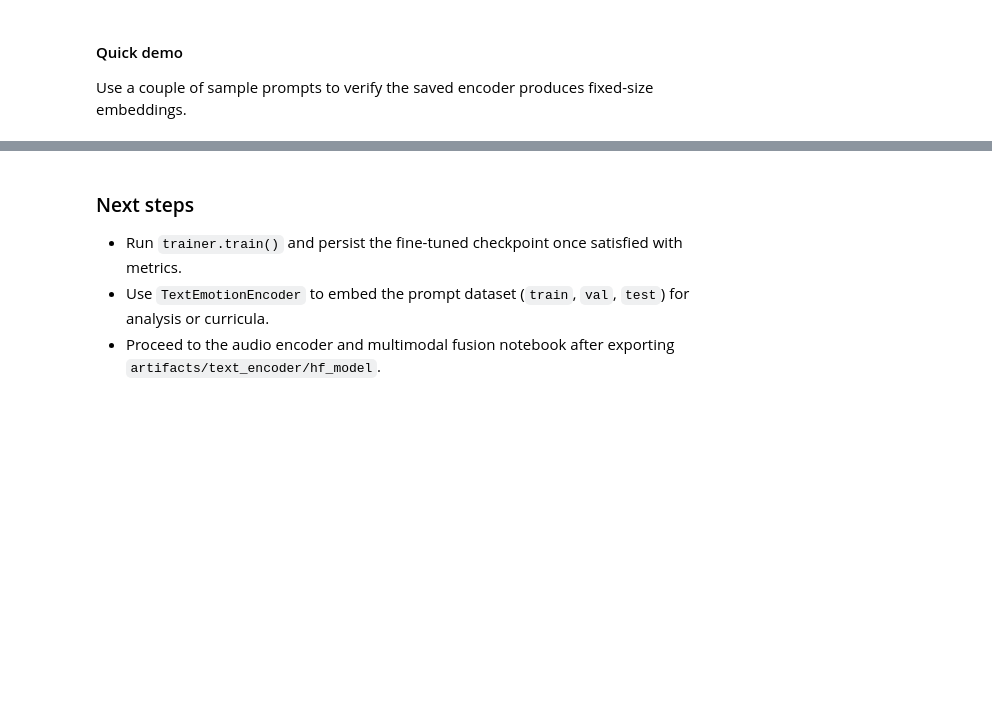
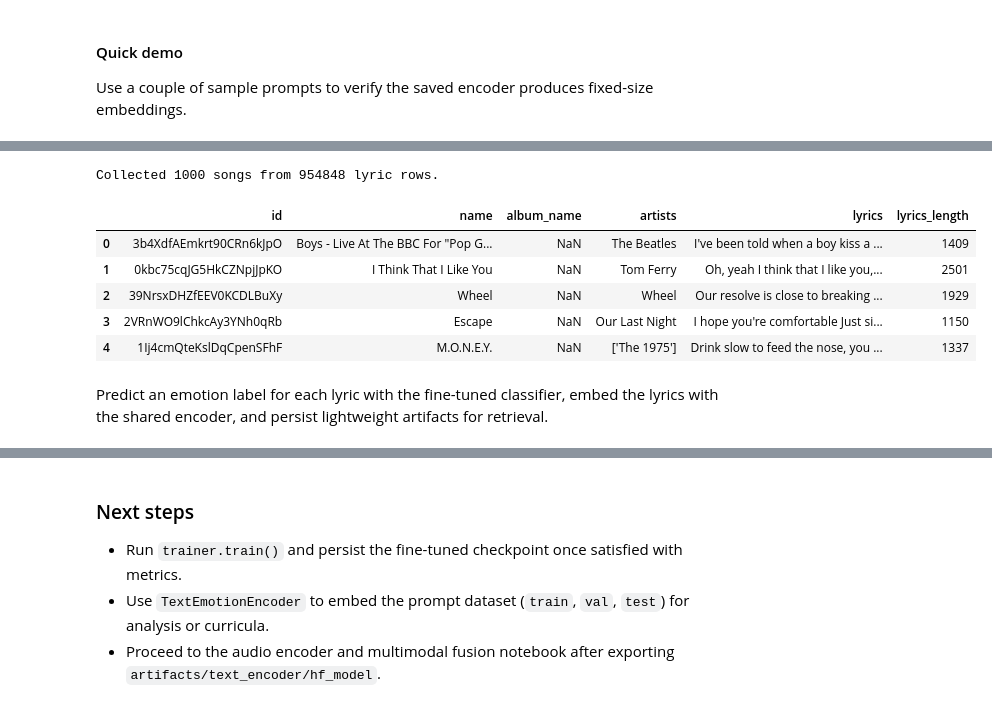
Before and after one commit to HimanshuSingh03/prompt2song, a Jupyter notebook: notebooks/01_text_emotion_encoder.ipynb, the cells around one changed output, grey strips where cells are left out. Drawn from its saved outputs; the diff is of its cells as text; code cells hidden in the pictures; blank space fills up the shorter version.

```diff
--- a/notebooks/01_text_emotion_encoder.ipynb
+++ b/notebooks/01_text_emotion_encoder.ipynb
@@ -310,0 +316,57 @@ Sample embeddings: 0.81536853
+# %%
+LYRICS_SAMPLE_SIZE = 1000
+SONG_DATA_PATH = PROJECT_ROOT / "datasets" / "song_features" / "songs_with_attributes_and_lyrics.csv"
+LYRICS_ARTIFACT_DIR = ARTIFACT_ROOT / "lyrics_retrieval"
+LYRICS_ARTIFACT_DIR.mkdir(parents=True, exist_ok=True)
+
+def load_lyrics_sample(csv_path: Path, sample_size: int = 1000, chunk_size: int = 5000) -> pd.DataFrame:
+    if not csv_path.exists():
+        raise FileNotFoundError(csv_path)
+
+    rng = np.random.default_rng(SEED)
+    reservoir: List[dict] = []
+    total_rows = 0
+    usecols = ["id", "name", "album_name", "artists", "lyrics"]
+
+    for chunk in pd.read_csv(csv_path, usecols=usecols, chunksize=chunk_size):
+        chunk = chunk.dropna(subset=["lyrics"])
+        chunk["lyrics"] = (
+            chunk["lyrics"]
+            .astype(str)
+            .str.replace(r"\s+", " ", regex=True)
+            .str.strip()
+        )
+        chunk = chunk[chunk["lyrics"].str.len() >= 30]
+        if chunk.empty:
+            continue
+
+        for row in chunk.itertuples(index=False):
+            total_rows += 1
+            row_dict = row._asdict()
+            if len(reservoir) < sample_size:
+                reservoir.append(row_dict)
+            else:
+                j = rng.integers(0, total_rows)
+                if j < sample_size:
+                    reservoir[j] = row_dict
+
+    if not reservoir:
+        raise ValueError("No lyric rows sampled; check the dataset path.")
+
+    sampled = pd.DataFrame(reservoir).reset_index(drop=True)
+    sampled["lyrics_length"] = sampled["lyrics"].str.len()
+    print(f"Collected {len(sampled)} songs from {total_rows} lyric rows.")
+    return sampled
+
+lyrics_df = load_lyrics_sample(SONG_DATA_PATH, sample_size=LYRICS_SAMPLE_SIZE)
+lyrics_df.head()
+# %% [output]
+Collected 1000 songs from 954848 lyric rows.
+|  | id | name | album_name | artists | lyrics | lyrics_length |
+| 0 | 3b4XdfAEmkrt90CRn6kJpO | Boys - Live At The BBC For "Pop G... | NaN | The Beatles | I've been told when a boy kiss a ... | 1409 |
+| 1 | 0kbc75cqJG5HkCZNpjJpKO | I Think That I Like You | NaN | Tom Ferry | Oh, yeah I think that I like you,... | 2501 |
+| 2 | 39NrsxDHZfEEV0KCDLBuXy | Wheel | NaN | Wheel | Our resolve is close to breaking ... | 1929 |
+| 3 | 2VRnWO9lChkcAy3YNh0qRb | Escape | NaN | Our Last Night | I hope you're comfortable Just si... | 1150 |
+| 4 | 1Ij4cmQteKslDqCpenSFhF | M.O.N.E.Y. | NaN | ['The 1975'] | Drink slow to feed the nose, you ... | 1337 |
+# %% [markdown]
+Predict an emotion label for each lyric with the fine-tuned classifier, embed the lyrics with the shared encoder, and persist lightweight artifacts for retrieval.
```
Also changed, not shown: parts of 9 cells of this notebook.
